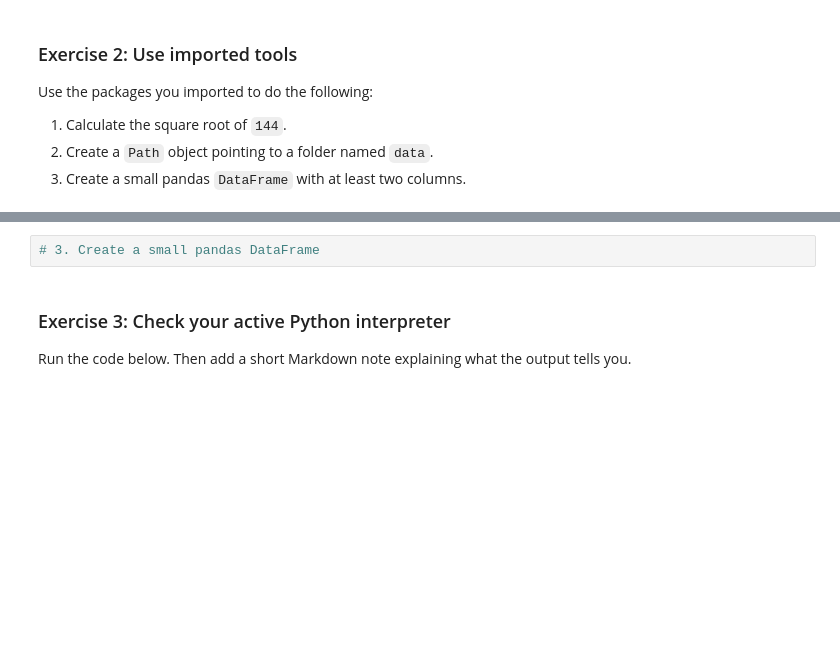
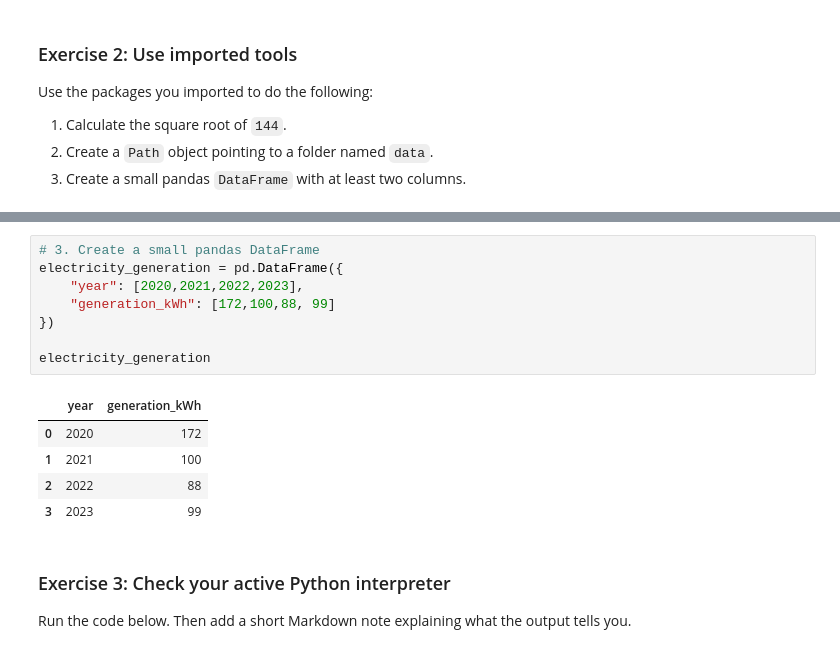
Before and after one commit to sarahj-hall/ENV700, a Jupyter notebook: Lessons/M2-4-python_packages_and_environments.ipynb, the cells around one changed output, grey strips where cells are left out. Saved outputs shown, nothing was run; the diff lists cells and outputs as text; blank space fills up the shorter version.

```diff
--- a/Lessons/M2-4-python_packages_and_environments.ipynb
+++ b/Lessons/M2-4-python_packages_and_environments.ipynb
@@ -195,5 +247,17 @@ Use the packages you imported to do the following:
 # %%
 # 3. Create a small pandas DataFrame
+electricity_generation = pd.DataFrame({
+    "year": [2020,2021,2022,2023],
+    "generation_kWh": [172,100,88, 99]
+})
+
+electricity_generation
+# %% [output]
+|  | year | generation_kWh |
+| 0 | 2020 | 172 |
+| 1 | 2021 | 100 |
+| 2 | 2022 | 88 |
+| 3 | 2023 | 99 |
 # %% [markdown]
 ### Exercise 3: Check your active Python interpreter
 
```
Also changed, not shown: parts of 13 cells of this notebook, 1 other file.
